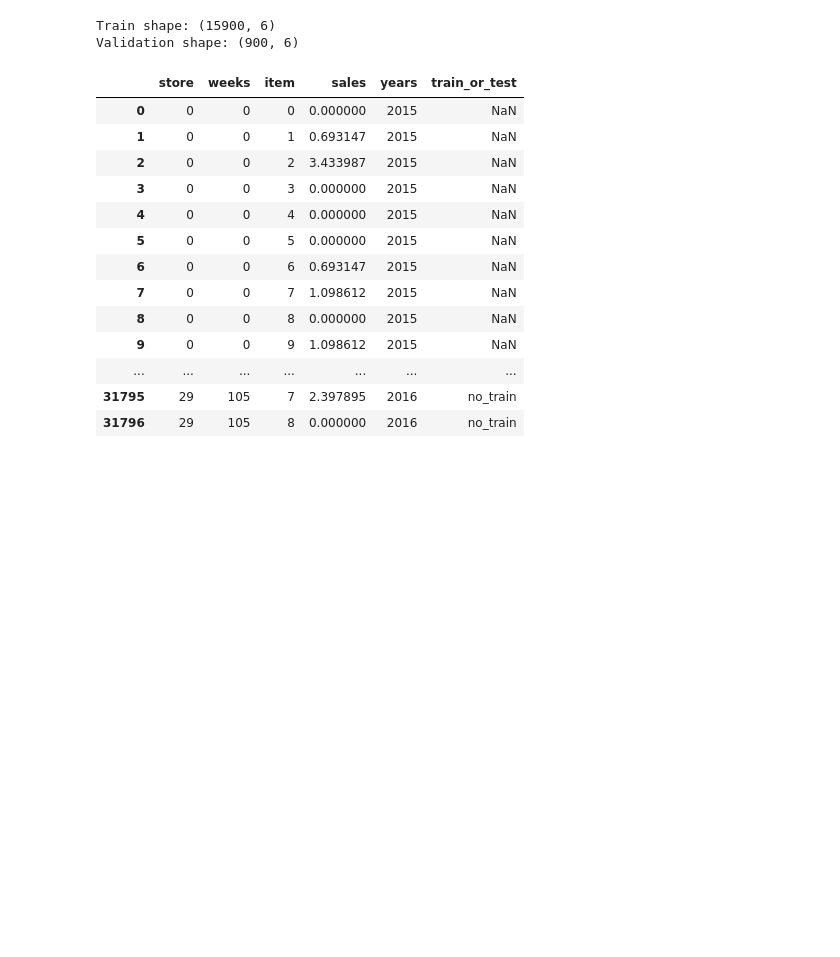
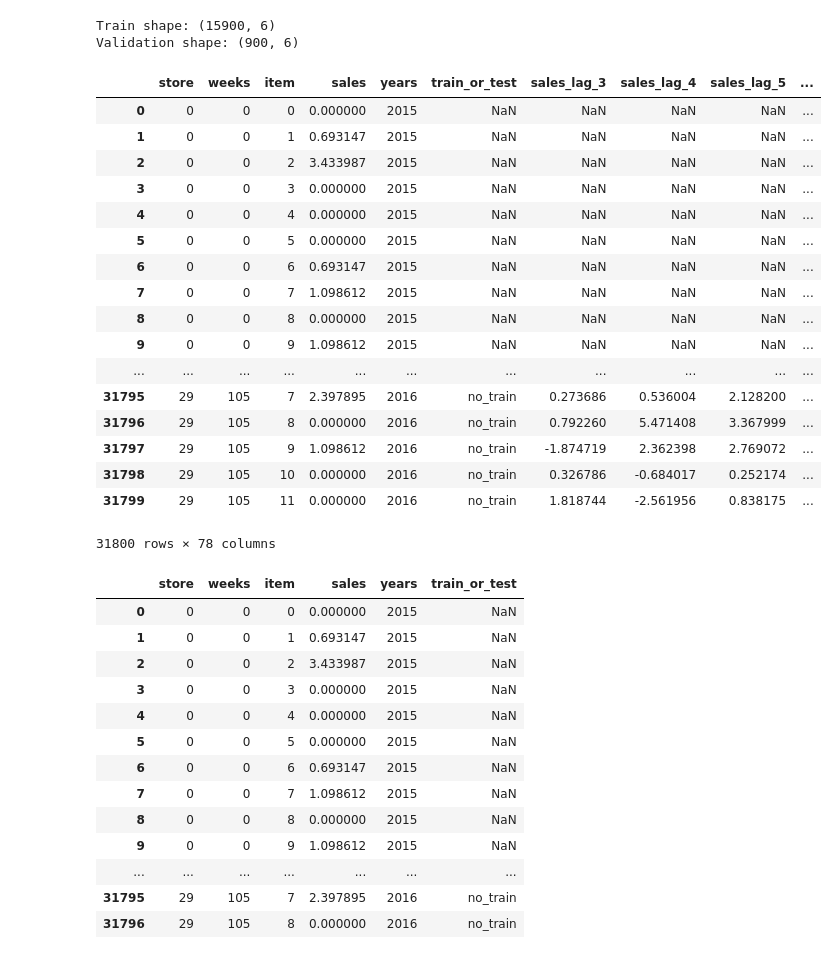
Before and after one commit to finyle/biyesheji, a Jupyter notebook: try.ipynb, the cells around one changed output. Saved outputs shown, nothing was run; the diff lists cells and outputs as text; code cells hidden in the pictures; blank space fills up the shorter version.

```diff
--- a/try.ipynb
+++ b/try.ipynb
@@ -592,6 +491,27 @@ print('Validation shape: {}'.format(df.loc[df.train_or_test=='val',:].shape))
 # %% [output]
 Train shape: (15900, 6)
 Validation shape: (900, 6)
+# %%
+df
+# %% [output]
+|  | store | weeks | item | sales | years | train_or_test | sales_lag_3 | sales_lag_4 | sales_lag_5 | ... |
+| 0 | 0 | 0 | 0 | 0.000000 | 2015 | NaN | NaN | NaN | NaN | ... |
+| 1 | 0 | 0 | 1 | 0.693147 | 2015 | NaN | NaN | NaN | NaN | ... |
+| 2 | 0 | 0 | 2 | 3.433987 | 2015 | NaN | NaN | NaN | NaN | ... |
+| 3 | 0 | 0 | 3 | 0.000000 | 2015 | NaN | NaN | NaN | NaN | ... |
+| 4 | 0 | 0 | 4 | 0.000000 | 2015 | NaN | NaN | NaN | NaN | ... |
+| 5 | 0 | 0 | 5 | 0.000000 | 2015 | NaN | NaN | NaN | NaN | ... |
+| 6 | 0 | 0 | 6 | 0.693147 | 2015 | NaN | NaN | NaN | NaN | ... |
+| 7 | 0 | 0 | 7 | 1.098612 | 2015 | NaN | NaN | NaN | NaN | ... |
+| 8 | 0 | 0 | 8 | 0.000000 | 2015 | NaN | NaN | NaN | NaN | ... |
+| 9 | 0 | 0 | 9 | 1.098612 | 2015 | NaN | NaN | NaN | NaN | ... |
+| ... | ... | ... | ... | ... | ... | ... | ... | ... | ... | ... |
+| 31795 | 29 | 105 | 7 | 2.397895 | 2016 | no_train | 0.273686 | 0.536004 | 2.128200 | ... |
+| 31796 | 29 | 105 | 8 | 0.000000 | 2016 | no_train | 0.792260 | 5.471408 | 3.367999 | ... |
+| 31797 | 29 | 105 | 9 | 1.098612 | 2016 | no_train | -1.874719 | 2.362398 | 2.769072 | ... |
+| 31798 | 29 | 105 | 10 | 0.000000 | 2016 | no_train | 0.326786 | -0.684017 | 0.252174 | ... |
+| 31799 | 29 | 105 | 11 | 0.000000 | 2016 | no_train | 1.818744 | -2.561956 | 0.838175 | ... |
+31800 rows × 78 columns
 # %%
 df
 # Converting sales of validation period to nan so as to resemble test period
```
Also changed, not shown: parts of 8 cells of this notebook, 11 other files.
